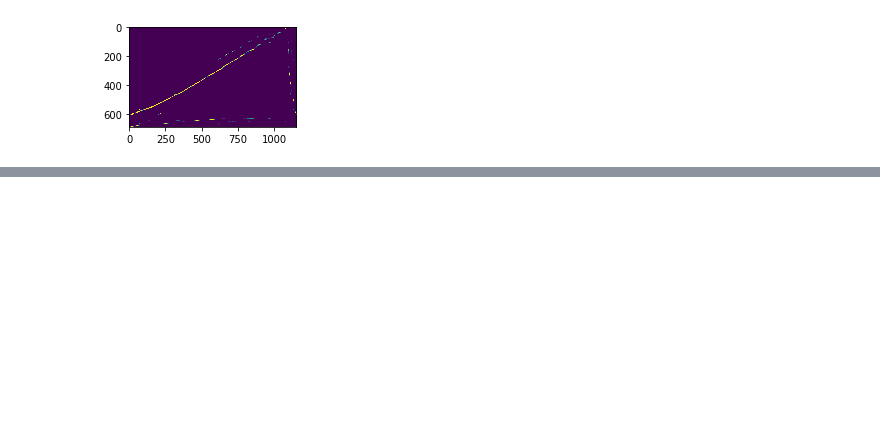
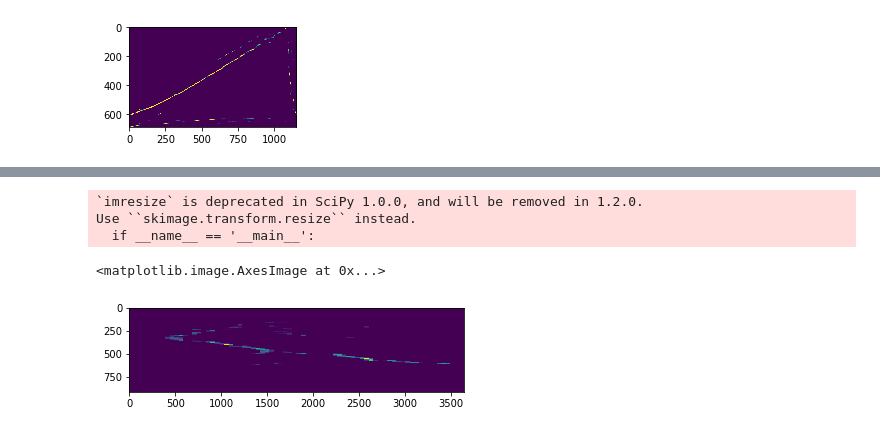
Before and after one commit to xiyuyi/PyPRIS, a Jupyter notebook: get_fig_for_pub_Feature3.ipynb, the cells around one changed output, grey strips where cells are left out. Drawn from its saved outputs; the diff is of its cells as text; code cells hidden in the pictures; blank space fills up the shorter version.

```diff
--- a/get_fig_for_pub_Feature3.ipynb
+++ b/get_fig_for_pub_Feature3.ipynb
@@ -660,0 +822,23 @@ array([390.    , 195.    ,  97.5   ,  48.75  ,  24.375 ,  12.1875])
+# %%
+import scipy
+from scipy import misc
+prj2 = copy.deepcopy(prj2_list[5])
+intv = interv_list[5]
+kron_factor = kron_factors[5]
+kron_factor = 3
+exf = 10
+pcountsInt = 320
+pj = scipy.misc.imresize(prj2,(91*10,3640),'nearest')
+plt.imshow(pj)
+xsta = np.int(pj.shape[0]*0.9)
+xend = np.int(pj.shape[0]*0.94)
+ysta = np.int(pj.shape[1]*0.9-pcountsInt)
+pj[xsta:xend, ysta:ysta+pcountsInt]=np.max(pj.ravel())
+plt.figure(figsize=(5,5))
+plt.imshow(pj,cmap='pink')
+# %% [output]
+`imresize` is deprecated in SciPy 1.0.0, and will be removed in 1.2.0.
+Use ``skimage.transform.resize`` instead.
+  if __name__ == '__main__':
+<matplotlib.image.AxesImage at 0x...>
+[figure, added]
```
Also changed, not shown: parts of 27 cells of this notebook, 1 other file.
